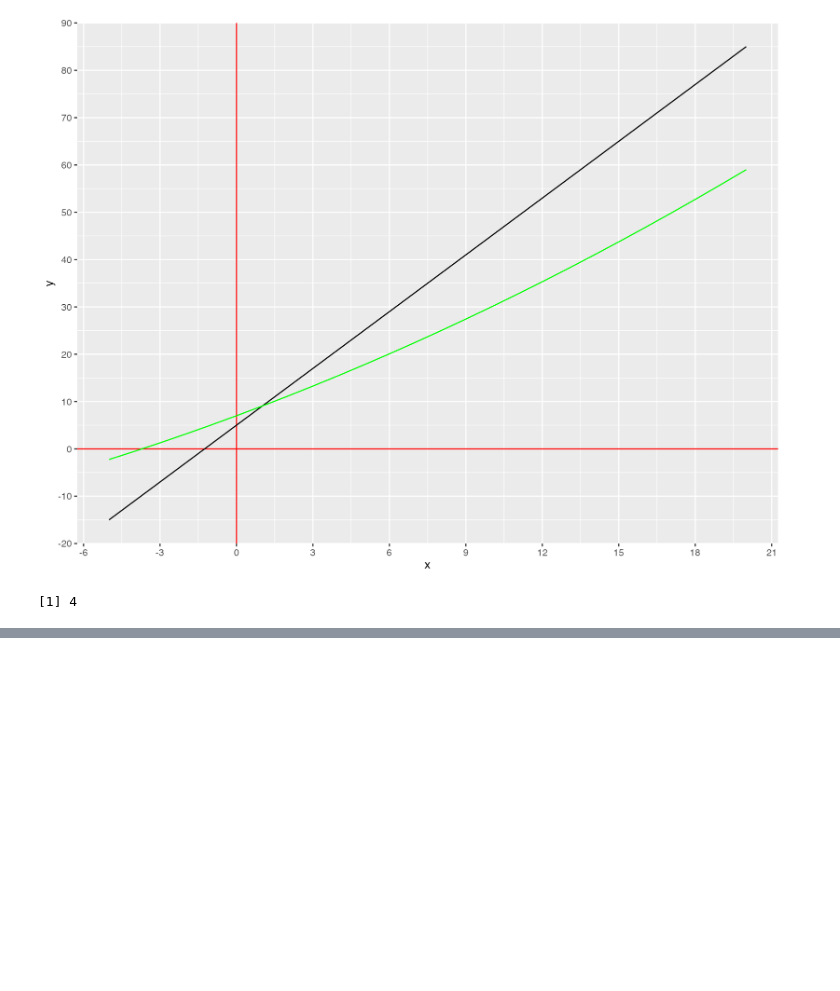
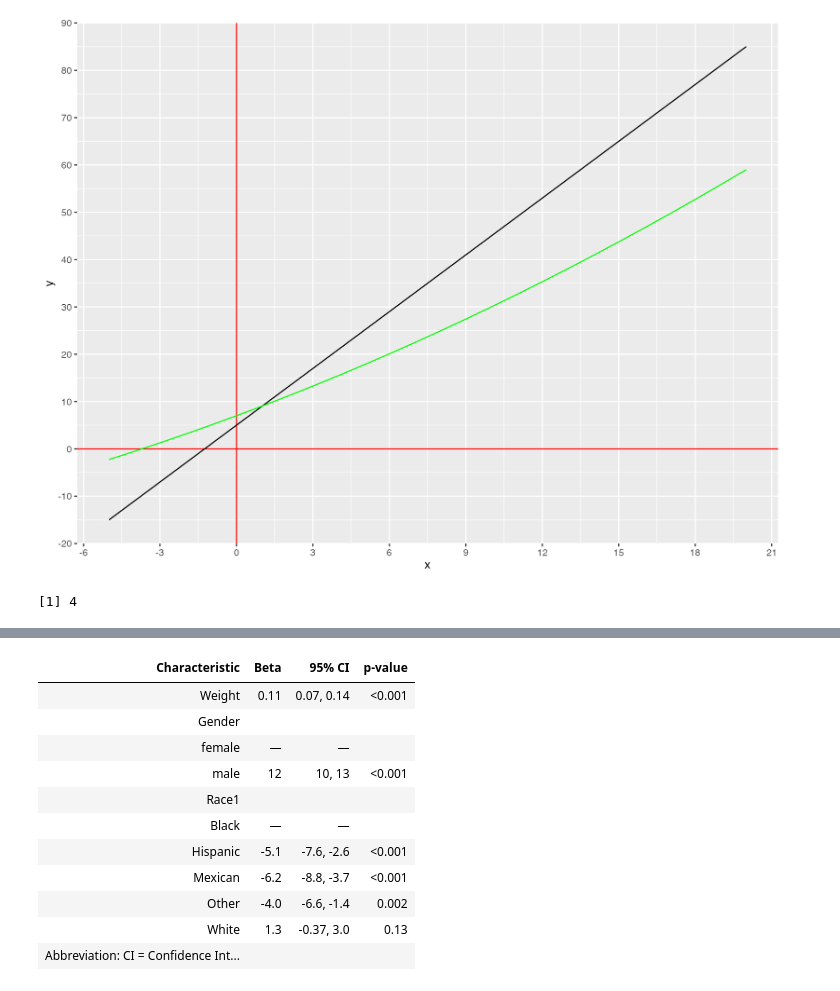
Before and after one commit to djynnius/afeez_data, a Jupyter notebook: Regressions.ipynb, the cells around one changed output, grey strips where cells are left out. Saved outputs shown, nothing was run; the diff lists cells and outputs as text; code cells hidden in the pictures; blank space fills up the shorter version.

```diff
--- a/Regressions.ipynb
+++ b/Regressions.ipynb
@@ -58,0 +150,17 @@ my_data |> mutate(y_curve = 0.03*x^2 + 2*x + 7) |> ggplot() +
+# %%
+lm(Height ~ Weight + Gender + Race1, nhanes.old) -> gender.model
+
+gender.model |> tbl_regression()
+# %% [output]
+| Characteristic | Beta | 95% CI | p-value |
+| Weight | 0.11 | 0.07, 0.14 | <0.001 |
+| Gender |  |  |  |
+| female | — | — |  |
+| male | 12 | 10, 13 | <0.001 |
+| Race1 |  |  |  |
+| Black | — | — |  |
+| Hispanic | -5.1 | -7.6, -2.6 | <0.001 |
+| Mexican | -6.2 | -8.8, -3.7 | <0.001 |
+| Other | -4.0 | -6.6, -1.4 | 0.002 |
+| White | 1.3 | -0.37, 3.0 | 0.13 |
+| Abbreviation: CI = Confidence Int... |  |  |  |
```
Also changed, not shown: parts of 20 cells of this notebook.
